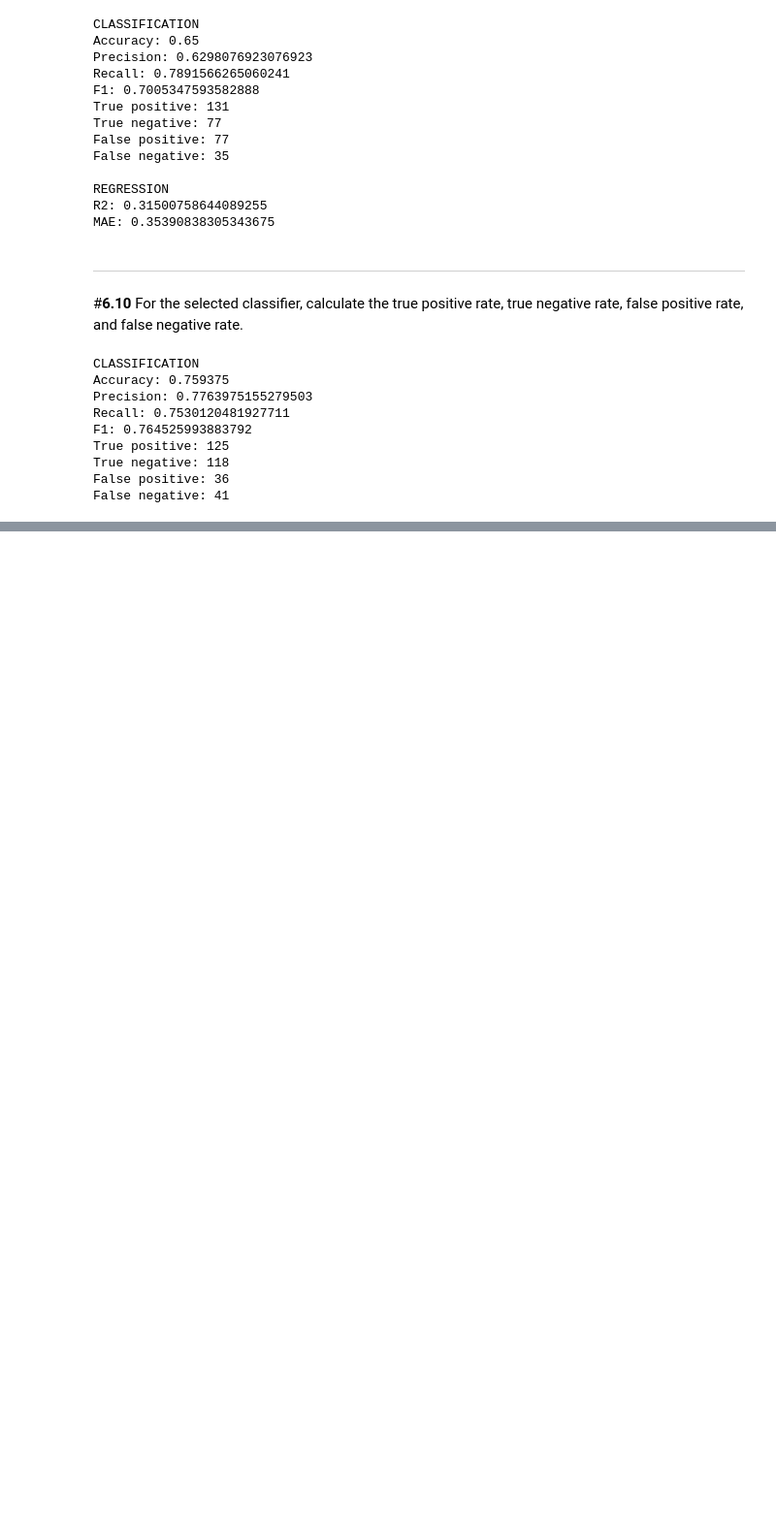
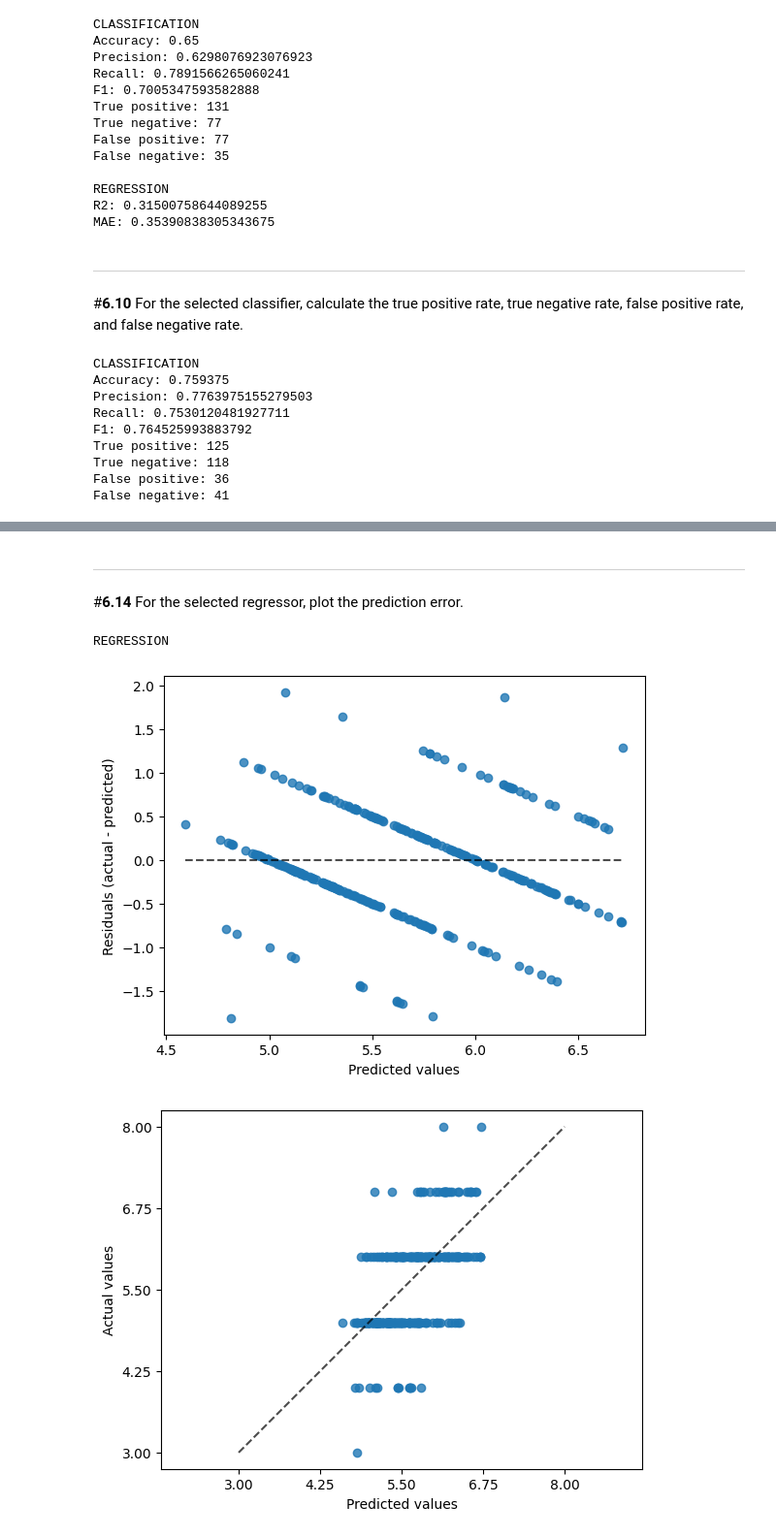
Before and after one commit to jadrzy/Lab-Python-in-Data-Science-, a Jupyter notebook: notebooks/Lab6.ipynb, the cells around one changed output, grey strips where cells are left out. Shown: that part at 97% size. Drawn from its saved outputs; the diff is of its cells as text; code cells hidden in the pictures; blank space fills up the shorter version.

```diff
--- a/notebooks/Lab6.ipynb
+++ b/notebooks/Lab6.ipynb
@@ -567,0 +654,27 @@ False negative: 41
+# %% [markdown]
+---
+#**6.14**
+For the selected regressor, plot the prediction error.
+# %%
+## REGRESSION
+print("\nREGRESSION")
+## building model
+
+reg = MLPRegressor(solver='lbfgs', hidden_layer_sizes=(8,))
+reg.max_iter = 10000
+reg.fit(x_train, y_train)
+
+## prediction on test data
+x_test = te_data.drop('quality', axis=1)
+y_test = te_data['quality']
+
+y_pred = reg.predict(x_test)
+
+PredictionErrorDisplay.from_estimator(reg, x_test, y_test, kind="residual_vs_predicted")
+PredictionErrorDisplay.from_predictions(y_true=y_test, y_pred=y_pred, kind="actual_vs_predicted")
+
+%reset -f
+# %% [output]
+REGRESSION
+[figure, added]
+[figure, added]
```
Also changed, not shown: parts of 8 cells of this notebook.
